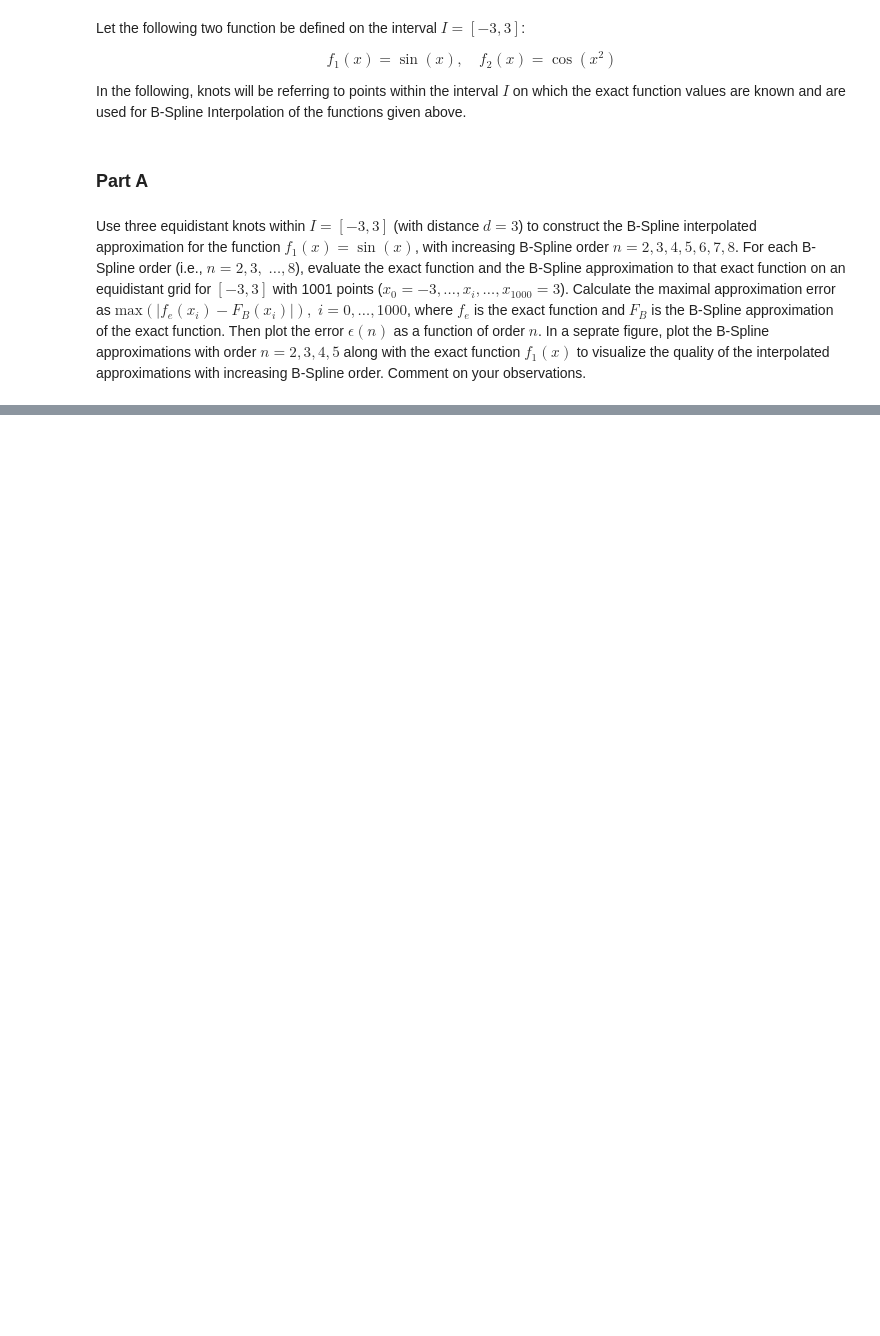
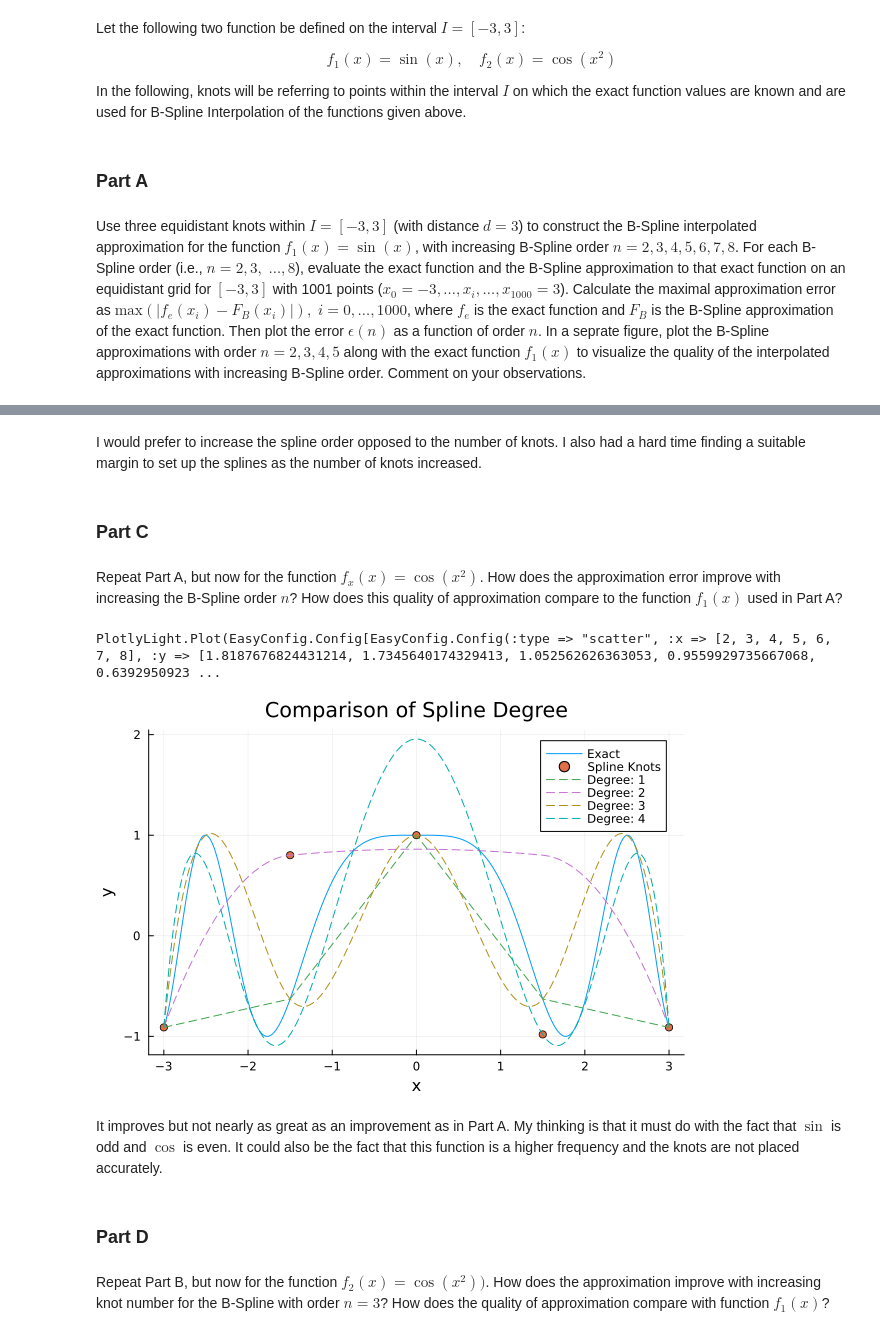
Before and after one commit to jacob-cunningham-ds/me2060, a Jupyter notebook: hw/hw2_code_cunningham.ipynb, the cells around one changed output, grey strips where cells are left out. Cells and saved outputs as stored; diff of their text form; code cells hidden in the pictures; blank space fills up the shorter version.

```diff
--- a/hw/hw2_code_cunningham.ipynb
+++ b/hw/hw2_code_cunningham.ipynb
@@ -412,0 +503,77 @@ plt.plot(x, f1.(x), label="Exact", linetyle=:dash, color=:black)
+# %% [markdown]
+I would prefer to increase the spline order opposed to the number of knots. I also had a hard time finding a suitable margin to set up the splines as the number of knots increased.
+# %% [markdown]
+### Part C
+# %% [markdown]
+Repeat Part A, but now for the function $f_x (x) = \cos(x^2)$. How does the approximation error improve with increasing the B-Spline order $n$? How does this quality of approximation compare to the function $f_1 (x)$ used in Part A?
+# %%
+# Set up the spline interval
+margin = 0.1e-6
+startp = -3 - margin
+endp = 3 + margin
+
+# Define the function to evaluate
+f(x) = cos(x^2)
+
+# Number of knots
+N = 3
+
+# Define the spline nodes
+h = (endp - startp) / (N + 1)
+spline_nodes = range(startp, endp, step=h)
+
+# Approximate the function at the spline nodes
+spline_order = [i for i in range(2, 8)]
+spline_basis = [bs.BSplineBasis(spline_order_, spline_nodes) for spline_order_ in spline_order]
+
+# Approximate the function using splines
+spline_approx = [bs.approximate(f, basis) for basis in spline_basis]
+
+# Define the grid
+x = LinRange(-3, 3, 1001)
+
+# Define function to calculate maximal error
+err_max(f_, x) = findmax(abs.(f_.(x) - f.(x)))[1]
+
+# Calculate the maximal error for each order
+err_max_spline_orders = [err_max(f_, x) for f_ in spline_approx]
+
+# Plot the results
+p = plt.plot(
+    x = spline_order,
+    y = err_max_spline_orders,
+    type = "scatter",
+    mode = "lines+markers",
+)
+
+p.layout.title.text = "Approximation Error vs. Order (N)"
+p.layout.title.x = 0.5
+p.layout.xaxis.title.text = "N"
+p.layout.xaxis.type = "linear"
+p.layout.yaxis.title.text = "ϵ"
+p.layout.yaxis.type = "log"
+
+display(p)
+# %% [output]
+PlotlyLight.Plot(EasyConfig.Config[EasyConfig.Config(:type => "scatter", :x => [2, 3, 4, 5, 6, 7, 8], :y => [1.8187676824431214, 1.7345640174329413, 1.052562626363053, 0.9559929735667068, 0.6392950923 ...
+# %%
+# Plot the results
+Plt.plot(x, f.(x), label="Exact")
+Plt.scatter!([i for i in spline_nodes], [spline_approx_.(i) for (spline_approx_, i) in zip(spline_approx, spline_nodes)],
+label="Spline Knots")
+Plt.plot!(x, spline_approx[1].(x), label="Degree: 1", linestyle=:dash)
+Plt.plot!(x, spline_approx[2].(x), label="Degree: 2", linestyle=:dash)
+Plt.plot!(x, spline_approx[3].(x), label="Degree: 3", linestyle=:dash)
+Plt.plot!(x, spline_approx[4].(x), label="Degree: 4", linestyle=:dash)
+
+Plt.title!("Comparison of Spline Degree")
+Plt.xlabel!("x")
+Plt.ylabel!("y")
+# %% [output]
+[figure, added]
+# %% [markdown]
+It improves but not nearly as great as an improvement as in Part A. My thinking is that it must do with the fact that $\sin$ is odd and $\cos$ is even. It could also be the fact that this function is a higher frequency and the knots are not placed accurately.
+# %% [markdown]
+### Part D
+# %% [markdown]
+Repeat Part B, but now for the function $f_2 (x) = \cos(x^2))$. How does the approximation improve with increasing knot number for the B-Spline with order $n = 3$? How does the quality of approximation compare with function $f_1 (x)$?
```
Also changed, not shown: parts of 27 cells of this notebook, 2 other files.
